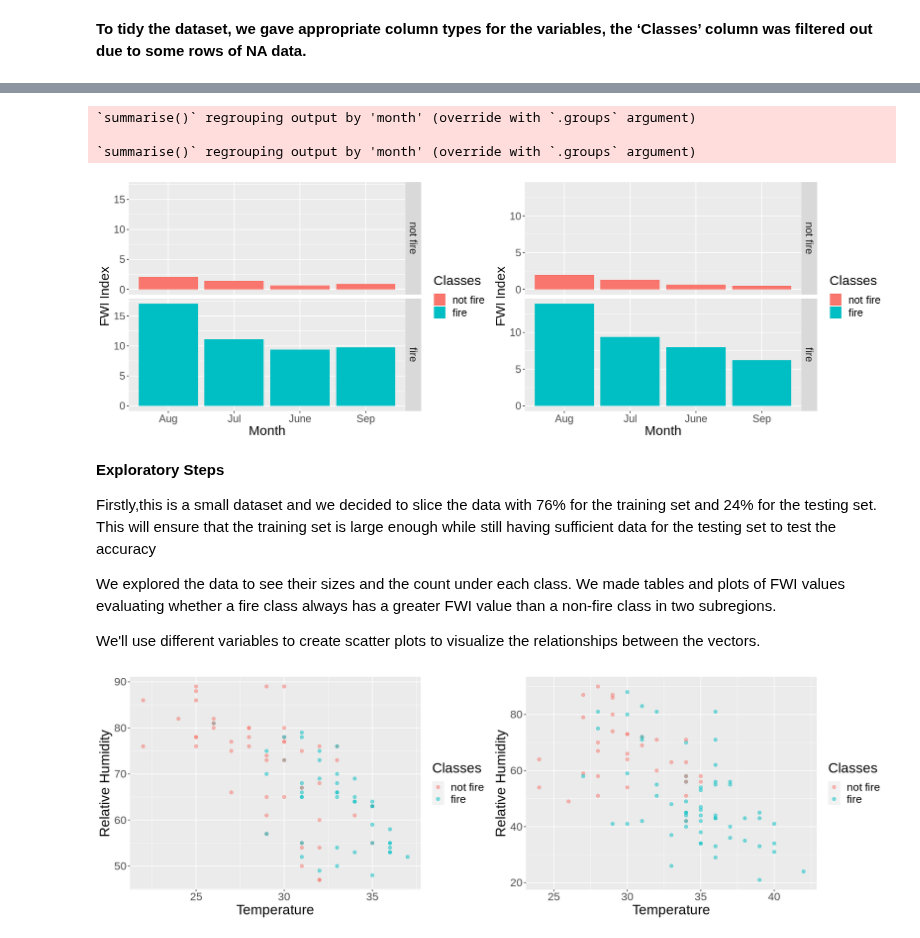
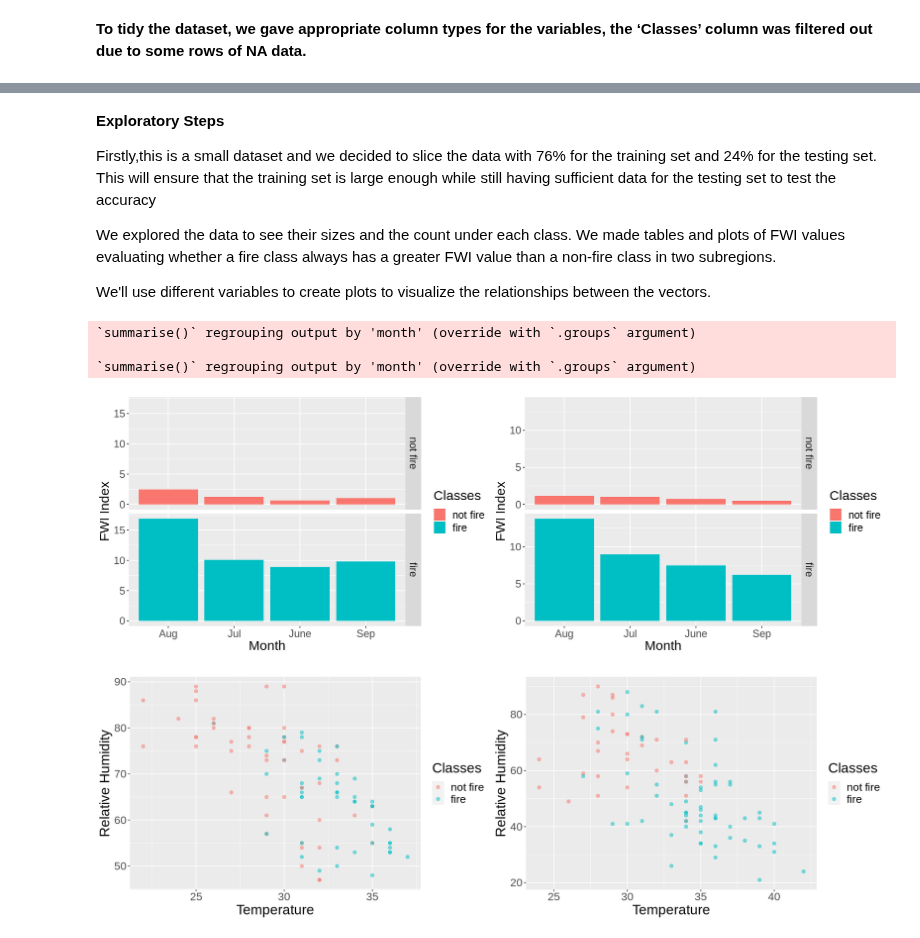
Before and after one commit to zjr-mds/Forest-Fire-Prediction, a Jupyter notebook: Proposal_Group2.ipynb, the cells around one changed output, grey strips where cells are left out. Cells and saved outputs as stored; diff of their text form; code cells hidden in the pictures.

Commit message:
Changed on read_csv and position of plots

```diff
--- a/Proposal_Group2.ipynb
+++ b/Proposal_Group2.ipynb
@@ -20,7 +38,7 @@ Our project aims to construct a prediction model for forest fires and we will us
 * BUI (Buildup Index): the total amount of fuel that can be used for a combustion reaction, this number is based on the DMC and the DC.
 * FWI (Fire Weather Index): the rating of the strength of the fire.
 # %%
-B_forestfire_data <- read_csv("Algerian_forest_fires_dataset_UPDATE.csv", skip = 1,
+B_forestfire_data <- read_csv("https://raw.githubusercontent.com/zjr-pjt/Proposal-Group-2/main/Algerian_forest_fires_dataset_UPDATE.csv", skip = 1,
                             col_types = "ncnnnnnnnnnnnf")%>%
                 slice(1:124)%>%
                 mutate(month = case_when(month == '06' ~ "June",
@@ -30,7 +48,7 @@ B_forestfire_data <- read_csv("Algerian_forest_fires_dataset_UPDATE.csv", skip =
                 filter(Classes != 'Classes')
 head(B_forestfire_data)
 
-S_forestfire_data <- read_csv("Algerian_forest_fires_dataset_UPDATE.csv", skip = 126,
+S_forestfire_data <- read_csv("https://raw.githubusercontent.com/zjr-pjt/Proposal-Group-2/main/Algerian_forest_fires_dataset_UPDATE.csv", skip = 126,
                             col_types = "ncnnnnnnnnnnnf")%>%
                 mutate(month = case_when(month == '06' ~ "June",
                                    month == '07' ~ "Jul",
@@ -106,40 +113,3 @@ A tibble: 2 × 2
-# %%
-options(repr.plot.width = 16, repr.plot.height = 5)
-
-#3
-S_FWI <- S_forestfire_data %>%
-            select(FWI, Classes, month) %>%
-            group_by(month, Classes)%>%
-            summarize(FWI = mean(FWI)) %>%
-            arrange(FWI)
-
-S_FWI_plot <- S_FWI %>%
-                    ggplot(aes(x = month, y = FWI, fill = Classes))+
-                    geom_bar(stat = "identity")+
-                    facet_grid(Classes~.)+
-                    labs(x = "Month", y = "FWI Index", fill = "Classes")+
-                    theme(text = element_text(size = 18))
-
-
-B_FWI <- B_forestfire_data %>%
-            select(FWI, Classes, month) %>%
-            group_by(month, Classes)%>%
-            summarize(FWI = mean(FWI)) %>%
-            arrange(FWI)
-
-B_FWI_plot <- B_FWI %>%
-                    ggplot(aes(x = month, y = FWI, fill = Classes))+
-                    geom_bar(stat = "identity")+
-                    facet_grid(Classes~.)+
-                    labs(x = "Month", y = "FWI Index", fill = "Classes")+
-                    theme(text = element_text(size = 18))
-options(repr.plot.width = 15, repr.plot.height = 5)
-plot_grid(S_FWI_plot,B_FWI_plot, ncol = 2)
-# %% [output]
-`summarise()` regrouping output by 'month' (override with `.groups` argument)
-
-`summarise()` regrouping output by 'month' (override with `.groups` argument)
-[figure, removed]
 # %% [markdown]
 **Exploratory Steps**
 
@@ -147,7 +117,7 @@ Firstly,this is a small dataset and we decided to slice the data with 76% for th
 
 We explored the data to see their sizes and the count under each class. We made tables and plots of FWI values evaluating whether a fire class always has a greater FWI value than a non-fire class in two subregions.
 
-We'll use different variables to create scatter plots to visualize the relationships between the vectors.
+We'll use different variables to create plots to visualize the relationships between the vectors.
 # %%
 set.seed(10)
 
@@ -159,6 +129,43 @@ B_testing <- testing(B_forest_split)
 
 S_training <- training(S_forest_split)
 S_testing <- testing(S_forest_split)
+# %%
+options(repr.plot.width = 16, repr.plot.height = 5)
+
+#3
+S_FWI <- S_training %>%
+            select(FWI, Classes, month) %>%
+            group_by(month, Classes)%>%
+            summarize(FWI = mean(FWI)) %>%
+            arrange(FWI)
+
+S_FWI_plot <- S_FWI %>%
+                    ggplot(aes(x = month, y = FWI, fill = Classes))+
+                    geom_bar(stat = "identity")+
+                    facet_grid(Classes~.)+
+                    labs(x = "Month", y = "FWI Index", fill = "Classes")+
+                    theme(text = element_text(size = 18))
+
+
+B_FWI <- B_training %>%
+            select(FWI, Classes, month) %>%
+            group_by(month, Classes)%>%
+            summarize(FWI = mean(FWI)) %>%
+            arrange(FWI)
+
+B_FWI_plot <- B_FWI %>%
+                    ggplot(aes(x = month, y = FWI, fill = Classes))+
+                    geom_bar(stat = "identity")+
+                    facet_grid(Classes~.)+
+                    labs(x = "Month", y = "FWI Index", fill = "Classes")+
+                    theme(text = element_text(size = 18))
+options(repr.plot.width = 15, repr.plot.height = 5)
+plot_grid(S_FWI_plot,B_FWI_plot, ncol = 2)
+# %% [output]
+`summarise()` regrouping output by 'month' (override with `.groups` argument)
+
+`summarise()` regrouping output by 'month' (override with `.groups` argument)
+[figure, added]
 # %%
 options(repr.plot.width = 16, repr.plot.height = 5)
 
```
Also changed, not shown: parts of 4 cells of this notebook.
